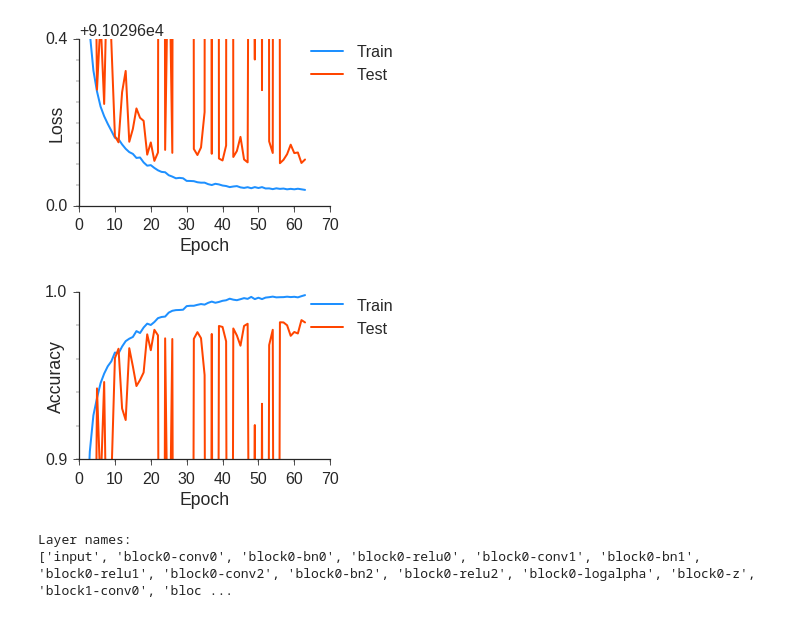
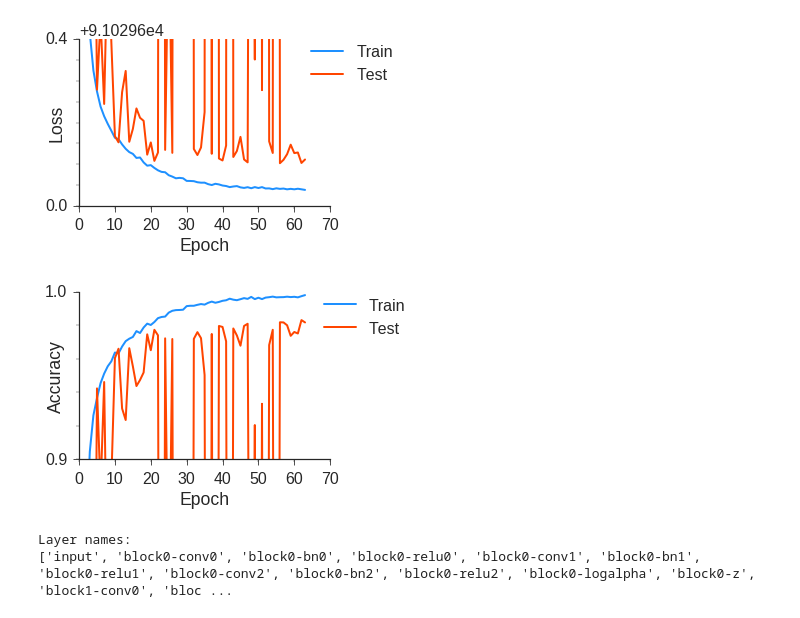
Before and after one commit to ganow/keras-information-dropout, a Jupyter notebook: all_cnn_96/all_cnn_92_visualization.ipynb, the cells around one changed output. Drawn from its saved outputs; the diff is of its cells as text; code cells hidden in the pictures.

```diff
--- a/all_cnn_96/all_cnn_92_visualization.ipynb
+++ b/all_cnn_96/all_cnn_92_visualization.ipynb
@@ -117,19 +117,19 @@ plt.savefig('images/losses.pdf', bbox_inches='tight')
 # %%
 fig = plt.figure(figsize=(4.5, 3))
 ax = fig.add_subplot(111)
 plt.plot(history['epoch'], history['acc'], color='dodgerblue', label='Train')
 plt.plot(history['epoch'], history['val_acc'], color='orangered', label='Test')
 plt.ylim(0.9, 1.0)
 sns.despine()
 plt.yticks([0.9, 1.0])
 ax.xaxis.set_minor_locator(mpl.ticker.AutoLocator())
 ax.yaxis.set_minor_locator(mpl.ticker.AutoLocator())
 plt.ylabel('Accuracy', labelpad=-20)
 plt.xlabel('Epoch')
-plt.legend(loc=(0.9, 0.7))
+plt.legend(loc=(0.95, 0.7))
 plt.savefig('images/accuracies.pdf', bbox_inches='tight')
 # %% [output]
-[figure, old version]
+[figure, new version]
 # %%
 def get_weight_at(name):
     return K.get_value(model.get_layer(name).W)
```
Also changed, not shown: parts of 6 cells of this notebook, 10 other files.
